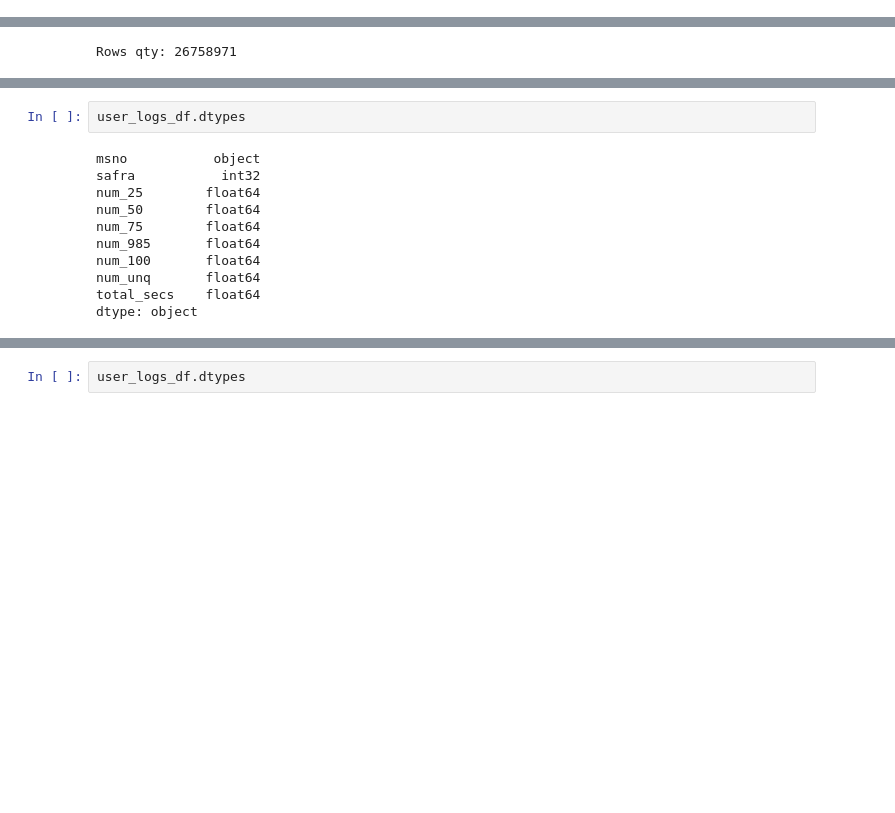
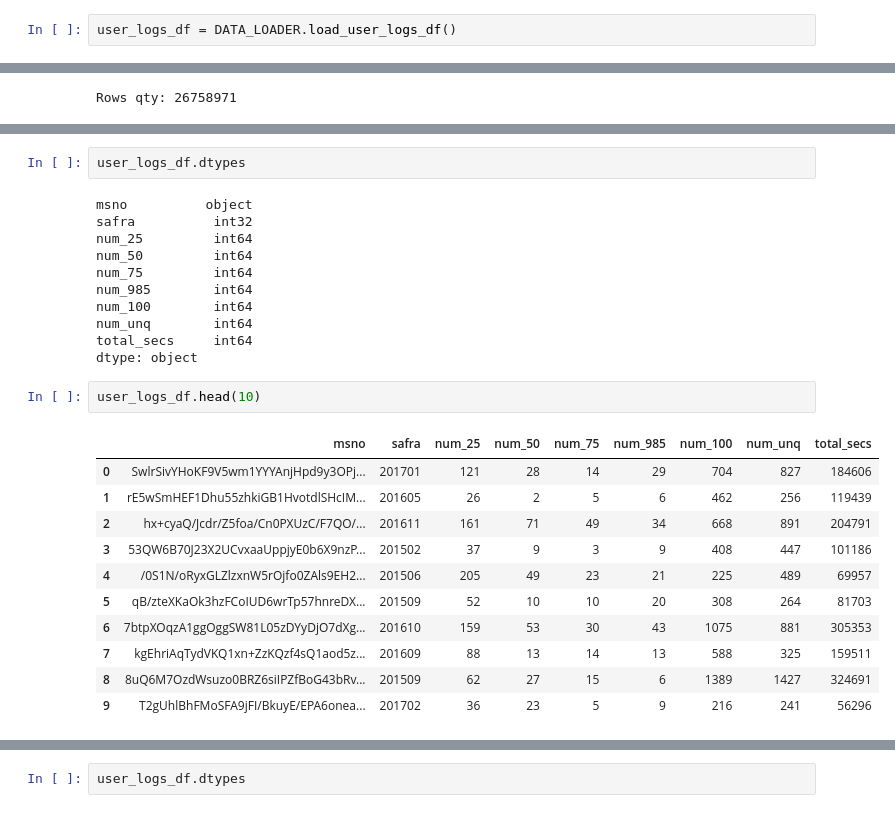
Before and after one commit to CaioAFA/2025-case-data-master-caio-arrabal, a Jupyter notebook: notebooks/01-Data-Exploring.ipynb, the cells around one changed output, grey strips where cells are left out. Saved outputs shown, nothing was run; the diff lists cells and outputs as text; blank space fills up the shorter version.

```diff
--- a/notebooks/01-Data-Exploring.ipynb
+++ b/notebooks/01-Data-Exploring.ipynb
@@ -363,3 +361,5 @@ user_logs_df = pd.read_parquet('../data/user_logs.parquet')
+# %%
+user_logs_df = DATA_LOADER.load_user_logs_df()
 # %%
 print(f'Rows qty: {len(user_logs_df)}')
 # %% [output]
@@ -393,14 +367,28 @@ user_logs_df.head(20)
 # %%
 user_logs_df.dtypes
 # %% [output]
-msno           object
-safra           int32
-num_25        float64
-num_50        float64
-num_75        float64
-num_985       float64
-num_100       float64
-num_unq       float64
-total_secs    float64
+msno          object
+safra          int32
+num_25         int64
+num_50         int64
+num_75         int64
+num_985        int64
+num_100        int64
+num_unq        int64
+total_secs     int64
 dtype: object
+# %%
+user_logs_df.head(10)
+# %% [output]
+|  | msno | safra | num_25 | num_50 | num_75 | num_985 | num_100 | num_unq | total_secs |
+| 0 | SwlrSivYHoKF9V5wm1YYYAnjHpd9y3OPj... | 201701 | 121 | 28 | 14 | 29 | 704 | 827 | 184606 |
+| 1 | rE5wSmHEF1Dhu55zhkiGB1HvotdlSHcIM... | 201605 | 26 | 2 | 5 | 6 | 462 | 256 | 119439 |
+| 2 | hx+cyaQ/Jcdr/Z5foa/Cn0PXUzC/F7QO/... | 201611 | 161 | 71 | 49 | 34 | 668 | 891 | 204791 |
+| 3 | 53QW6B70J23X2UCvxaaUppjyE0b6X9nzP... | 201502 | 37 | 9 | 3 | 9 | 408 | 447 | 101186 |
+| 4 | /0S1N/oRyxGLZlzxnW5rOjfo0ZAls9EH2... | 201506 | 205 | 49 | 23 | 21 | 225 | 489 | 69957 |
+| 5 | qB/zteXKaOk3hzFCoIUD6wrTp57hnreDX... | 201509 | 52 | 10 | 10 | 20 | 308 | 264 | 81703 |
+| 6 | 7btpXOqzA1ggOggSW81L05zDYyDjO7dXg... | 201610 | 159 | 53 | 30 | 43 | 1075 | 881 | 305353 |
+| 7 | kgEhriAqTydVKQ1xn+ZzKQzf4sQ1aod5z... | 201609 | 88 | 13 | 14 | 13 | 588 | 325 | 159511 |
+| 8 | 8uQ6M7OzdWsuzo0BRZ6siIPZfBoG43bRv... | 201509 | 62 | 27 | 15 | 6 | 1389 | 1427 | 324691 |
+| 9 | T2gUhlBhFMoSFA9jFI/BkuyE/EPA6onea... | 201702 | 36 | 23 | 5 | 9 | 216 | 241 | 56296 |
 # %%
```
Also changed, not shown: parts of 7 cells of this notebook, 2 other files.
